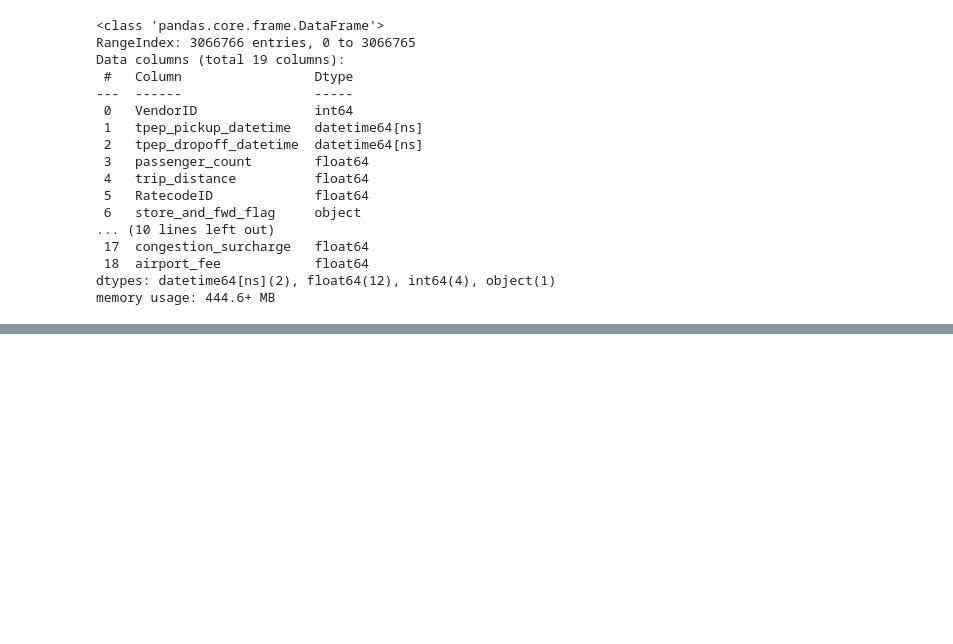
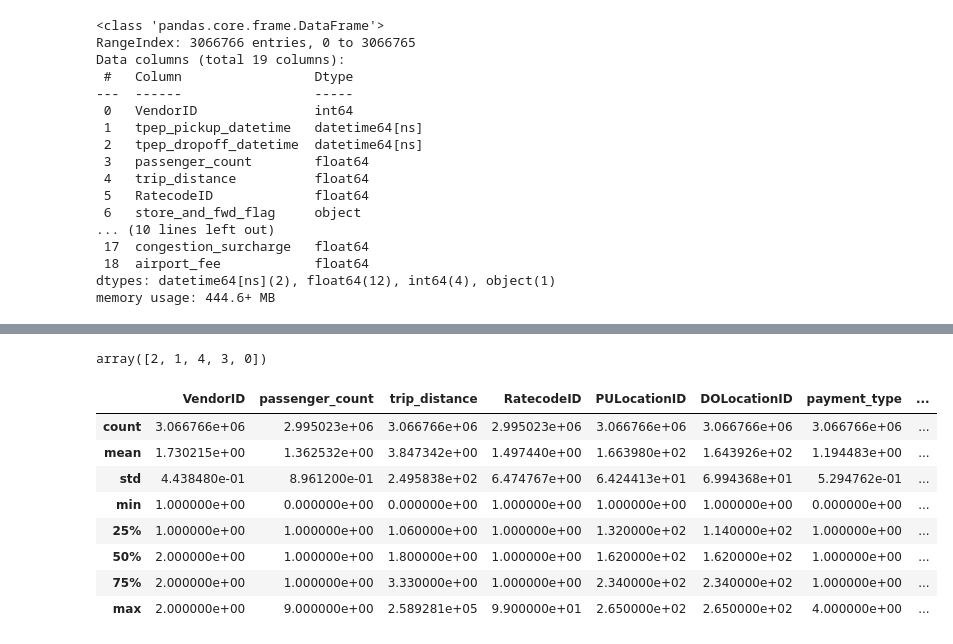
Before and after one commit to Rasheed-10/MLOps-ZOOMCAMP, a Jupyter notebook: homework.ipynb, the cells around one changed output, grey strips where cells are left out. Drawn from its saved outputs; the diff is of its cells as text; code cells hidden in the pictures; blank space fills up the shorter version.

```diff
--- a/homework.ipynb
+++ b/homework.ipynb
@@ -56,0 +96,16 @@ memory usage: 444.6+ MB
+# %%
+df['payment_type'].unique()
+# %% [output]
+array([2, 1, 4, 3, 0])
+# %%
+df.describe()
+# %% [output]
+|  | VendorID | passenger_count | trip_distance | RatecodeID | PULocationID | DOLocationID | payment_type | ... |
+| count | 3.066766e+06 | 2.995023e+06 | 3.066766e+06 | 2.995023e+06 | 3.066766e+06 | 3.066766e+06 | 3.066766e+06 | ... |
+| mean | 1.730215e+00 | 1.362532e+00 | 3.847342e+00 | 1.497440e+00 | 1.663980e+02 | 1.643926e+02 | 1.194483e+00 | ... |
+| std | 4.438480e-01 | 8.961200e-01 | 2.495838e+02 | 6.474767e+00 | 6.424413e+01 | 6.994368e+01 | 5.294762e-01 | ... |
+| min | 1.000000e+00 | 0.000000e+00 | 0.000000e+00 | 1.000000e+00 | 1.000000e+00 | 1.000000e+00 | 0.000000e+00 | ... |
+| 25% | 1.000000e+00 | 1.000000e+00 | 1.060000e+00 | 1.000000e+00 | 1.320000e+02 | 1.140000e+02 | 1.000000e+00 | ... |
+| 50% | 2.000000e+00 | 1.000000e+00 | 1.800000e+00 | 1.000000e+00 | 1.620000e+02 | 1.620000e+02 | 1.000000e+00 | ... |
+| 75% | 2.000000e+00 | 1.000000e+00 | 3.330000e+00 | 1.000000e+00 | 2.340000e+02 | 2.340000e+02 | 1.000000e+00 | ... |
+| max | 2.000000e+00 | 9.000000e+00 | 2.589281e+05 | 9.900000e+01 | 2.650000e+02 | 2.650000e+02 | 4.000000e+00 | ... |
```
Also changed, not shown: parts of 8 cells of this notebook.
